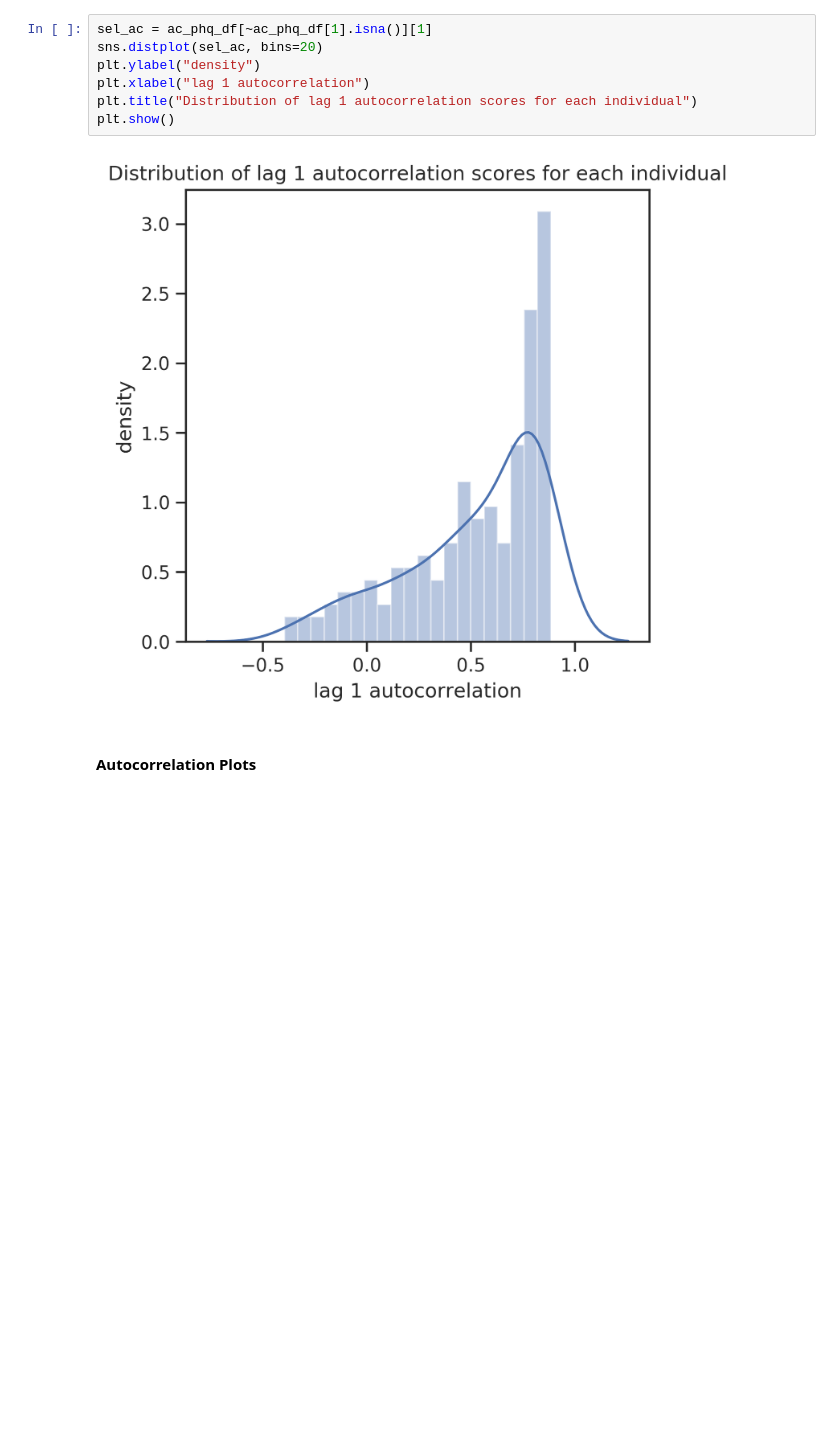
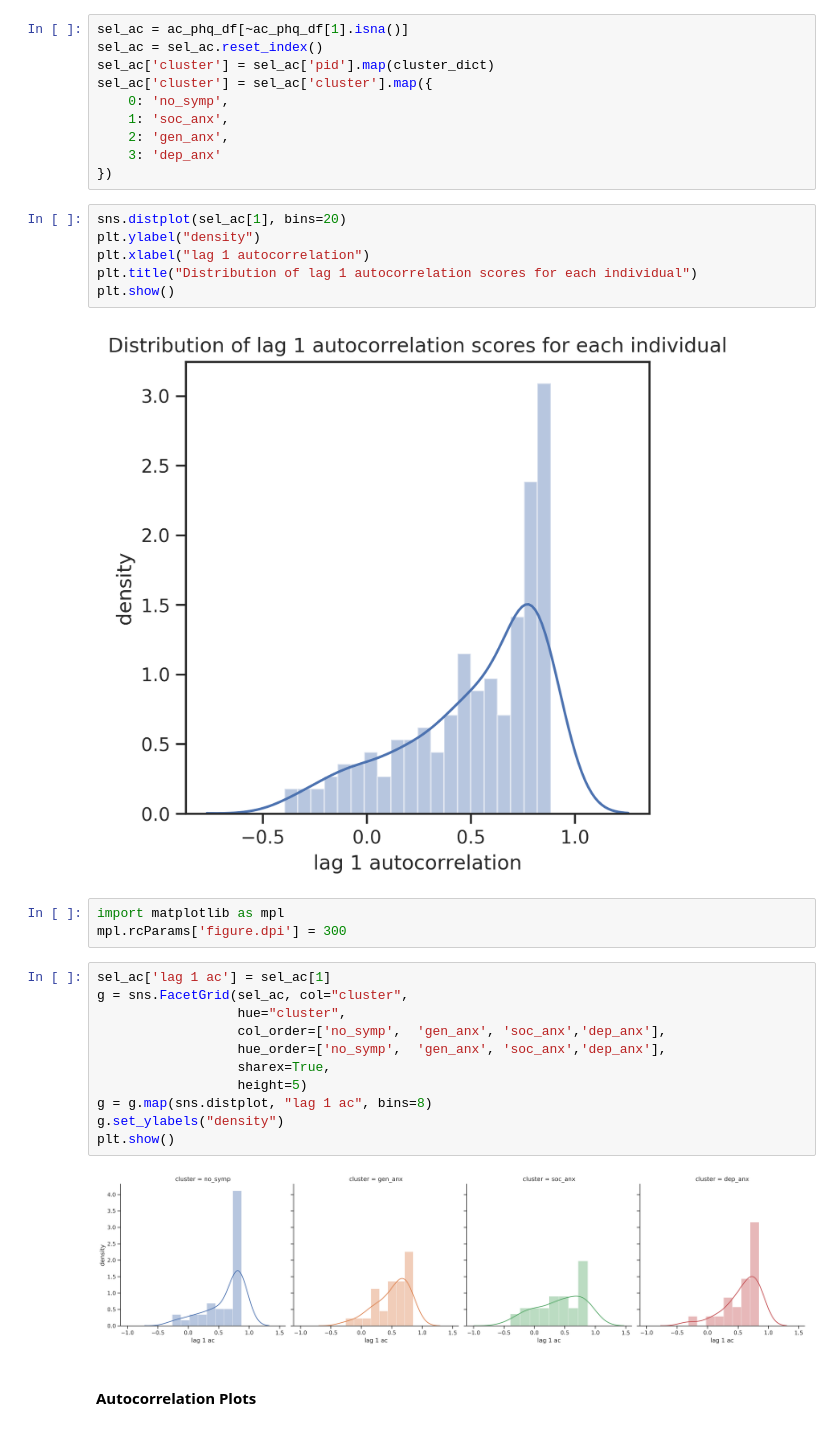
Before and after one commit to tliu526/lifesense, a Jupyter notebook: lifesense_cluster_processing.ipynb, the cells around one changed output. Cells and saved outputs as stored; diff of their text form; blank space fills up the shorter version.

Commit message:
update with cluster changes over time

```diff
--- a/lifesense_cluster_processing.ipynb
+++ b/lifesense_cluster_processing.ipynb
@@ -1011,15 +1011,40 @@ ac_phq_df.describe()
 | 50% | 1.0 | 0.580258 | 0.478637 | 0.327348 | 0.181173 | 0.098094 |
 | 75% | 1.0 | 0.800713 | 0.630568 | 0.461917 | 0.309645 | 0.158085 |
 | max | 1.0 | 0.884115 | 0.695071 | 0.500000 | 0.463909 | 0.425429 |
+# %%
+sel_ac = ac_phq_df[~ac_phq_df[1].isna()]
+sel_ac = sel_ac.reset_index()
+sel_ac['cluster'] = sel_ac['pid'].map(cluster_dict)
+sel_ac['cluster'] = sel_ac['cluster'].map({
+    0: 'no_symp',
+    1: 'soc_anx',
+    2: 'gen_anx',
+    3: 'dep_anx'
+})
 # %%
-sel_ac = ac_phq_df[~ac_phq_df[1].isna()][1]
-sns.distplot(sel_ac, bins=20)
+sns.distplot(sel_ac[1], bins=20)
 plt.ylabel("density")
 plt.xlabel("lag 1 autocorrelation")
 plt.title("Distribution of lag 1 autocorrelation scores for each individual")
 plt.show()
 # %% [output]
 [figure]
+# %%
+import matplotlib as mpl
+mpl.rcParams['figure.dpi'] = 300
+# %%
+sel_ac['lag 1 ac'] = sel_ac[1]
+g = sns.FacetGrid(sel_ac, col="cluster",
+                  hue="cluster",
+                  col_order=['no_symp',  'gen_anx', 'soc_anx','dep_anx'],
+                  hue_order=['no_symp',  'gen_anx', 'soc_anx','dep_anx'],
+                  sharex=True,
+                  height=5)
+g = g.map(sns.distplot, "lag 1 ac", bins=8)
+g.set_ylabels("density")
+plt.show()
+# %% [output]
+[figure, added]
 # %% [markdown]
 #### Autocorrelation Plots
 # %%
```
Also changed, not shown: 2 other files.
